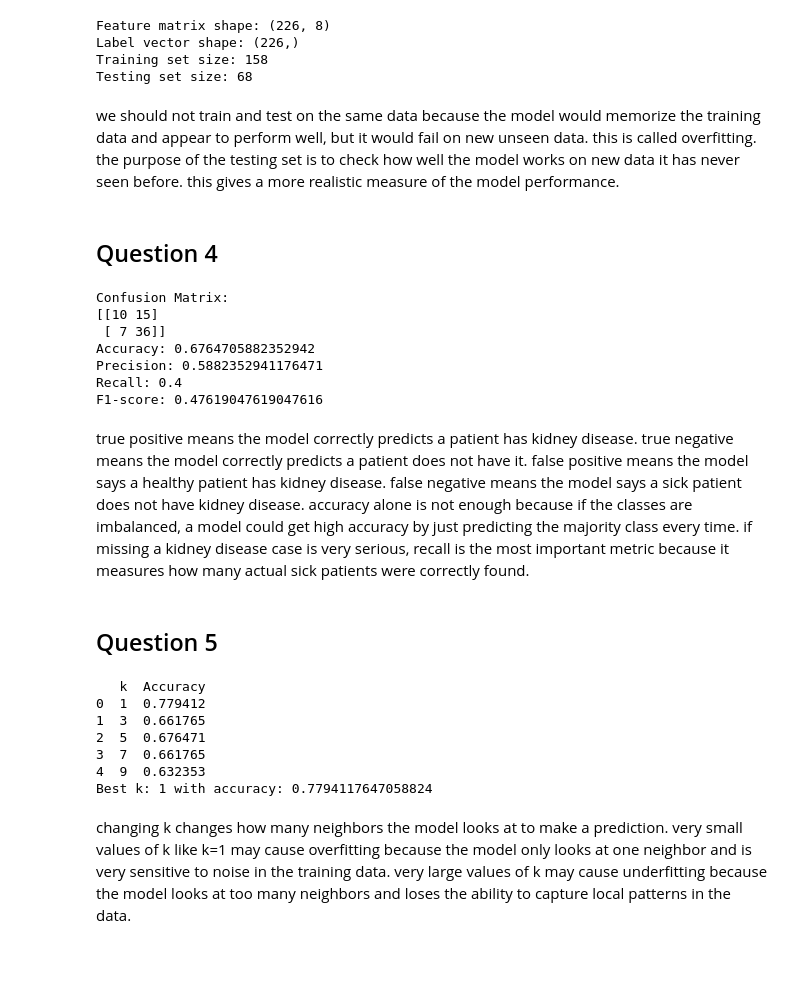
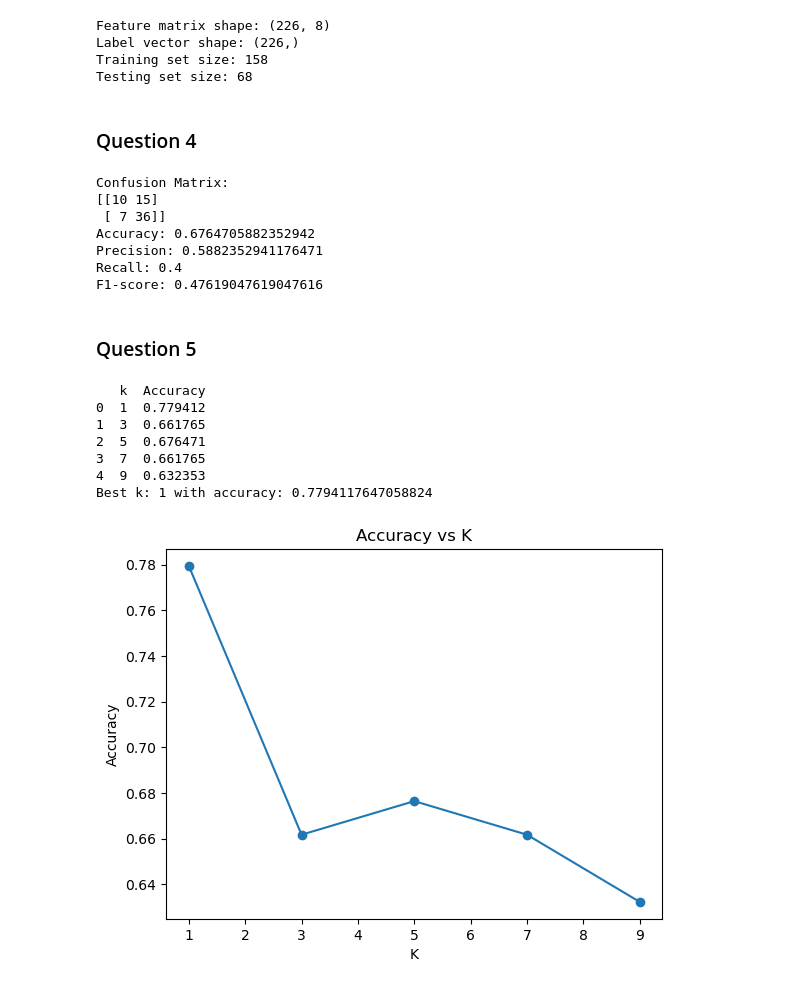
Before and after one commit to zoya-malik/DATA221-Assignment3-ZoyaMalik, a Jupyter notebook: DATA221Assignment3.ipynb, the cells around one changed output. Cells and saved outputs as stored; diff of their text form; code cells hidden in the pictures; blank space fills up the shorter version.

```diff
--- a/DATA221Assignment3.ipynb
+++ b/DATA221Assignment3.ipynb
@@ -96,10 +113,8 @@ Feature matrix shape: (226, 8)
 Label vector shape: (226,)
 Training set size: 158
 Testing set size: 68
-# %% [markdown]
-we should not train and test on the same data because the model would memorize the training data and appear to perform well, but it would fail on new unseen data. this is called overfitting. the purpose of the testing set is to check how well the model works on new data it has never seen before. this gives a more realistic measure of the model performance.
 # %% [markdown]
-## Question 4
+### Question 4
 # %%
 from sklearn.neighbors import KNeighborsClassifier
 from sklearn.metrics import confusion_matrix, accuracy_score, precision_score, recall_score, f1_score
@@ -130,39 +154,50 @@ Accuracy: 0.6764705882352942
 Precision: 0.5882352941176471
 Recall: 0.4
 F1-score: 0.47619047619047616
-# %% [markdown]
-true positive means the model correctly predicts a patient has kidney disease. true negative means the model correctly predicts a patient does not have it. false positive means the model says a healthy patient has kidney disease. false negative means the model says a sick patient does not have kidney disease. accuracy alone is not enough because if the classes are imbalanced, a model could get high accuracy by just predicting the majority class every time. if missing a kidney disease case is very serious, recall is the most important metric because it measures how many actual sick patients were correctly found.
 # %% [markdown]
-## Question 5
+### Question 5
 # %%
 from sklearn.neighbors import KNeighborsClassifier
 from sklearn.metrics import accuracy_score
 
 # test different values of k
 accuracy_list = []
 
 for num_neighbors in [1, 3, 5, 7, 9]:
     knn_model = KNeighborsClassifier(n_neighbors=num_neighbors)
     knn_model.fit(features_train, labels_train)
     predicted_labels = knn_model.predict(features_test)
     accuracy = accuracy_score(labels_test, predicted_labels)
     accuracy_list.append(accuracy)
 
 # display results table
 results = pd.DataFrame({'k': [1, 3, 5, 7, 9], 'Accuracy': accuracy_list})
 print(results)
 
 # find best k
 best_k = results.loc[results['Accuracy'].idxmax(), 'k']
 best_accuracy = results['Accuracy'].max()
 print('Best k:', int(best_k), 'with accuracy:', best_accuracy)
+
+# plot accuracy vs k
+plt.figure()
+plt.plot([1, 3, 5, 7, 9], accuracy_list, 'o-')
+plt.title('Accuracy vs K')
+plt.xlabel('K')
+plt.ylabel('Accuracy')
+plt.show()
+
+# changing k changes how many neighbors the model looks at to make a prediction. very
+# small values of k like k=1 may cause overfitting because the model only looks at one
+# neighbor and is very sensitive to noise in the training data. very large values of k
+# may cause underfitting because the model looks at too many neighbors and loses the
+# ability to capture local patterns in the data.
 # %% [output]
    k  Accuracy
 0  1  0.779412
 1  3  0.661765
 2  5  0.676471
 3  7  0.661765
 4  9  0.632353
 Best k: 1 with accuracy: 0.7794117647058824
+[figure, added]
-# %% [markdown]
-changing k changes how many neighbors the model looks at to make a prediction. very small values of k like k=1 may cause overfitting because the model only looks at one neighbor and is very sensitive to noise in the training data. very large values of k may cause underfitting because the model looks at too many neighbors and loses the ability to capture local patterns in the data.
```
Also changed, not shown: parts of 10 cells of this notebook.
